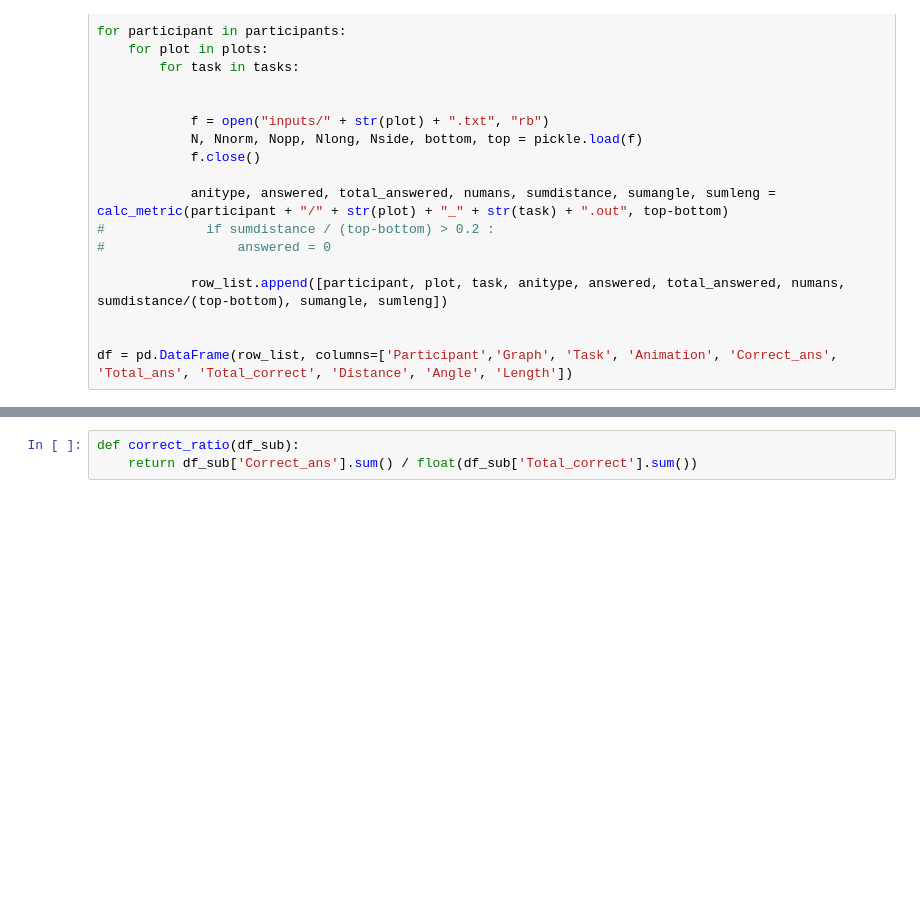
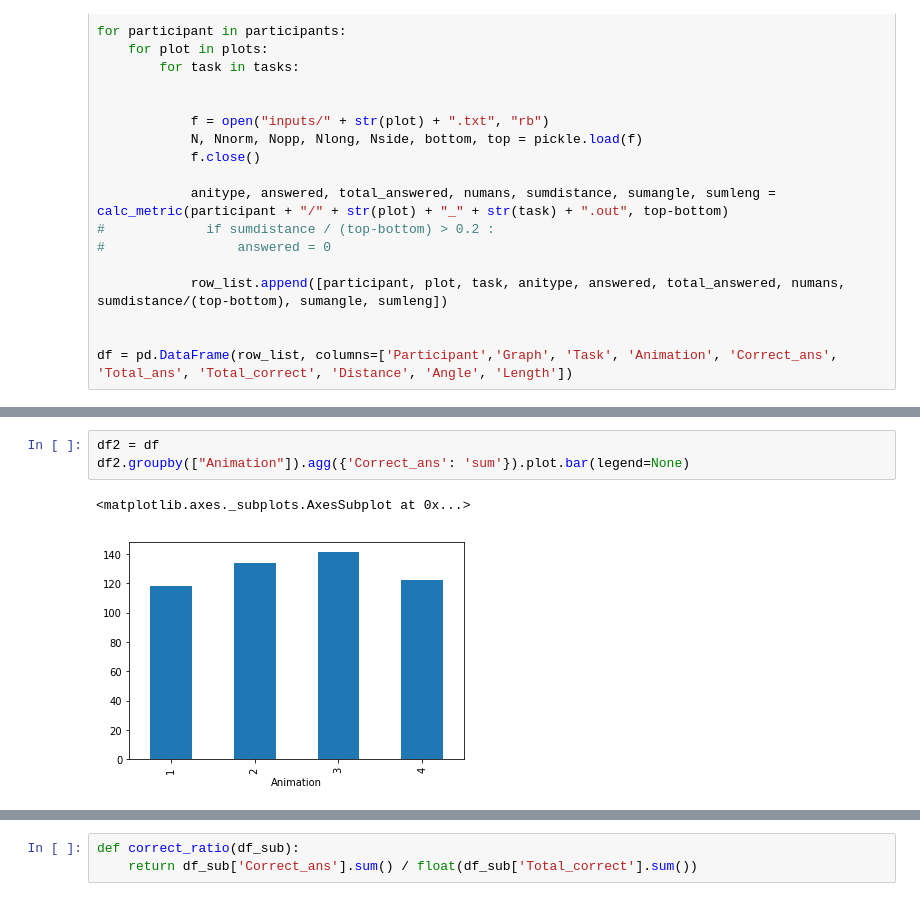
Before and after one commit to sash-tsvet/InfoVis, a Jupyter notebook: InfoVis Analysis.ipynb, the cells around one changed output, grey strips where cells are left out. Saved outputs shown, nothing was run; the diff lists cells and outputs as text; blank space fills up the shorter version.

```diff
--- a/InfoVis Analysis.ipynb
+++ b/InfoVis Analysis.ipynb
@@ -249,0 +136,6 @@ df2.groupby(["Animation"]).agg({'Correct_ans': 'mean'}).plot.bar(rot=0)
+# %%
+df2 = df
+df2.groupby(["Animation"]).agg({'Correct_ans': 'sum'}).plot.bar(legend=None)
+# %% [output]
+<matplotlib.axes._subplots.AxesSubplot at 0x...>
+[figure, added]
```
Also changed, not shown: parts of 87 cells of this notebook.
